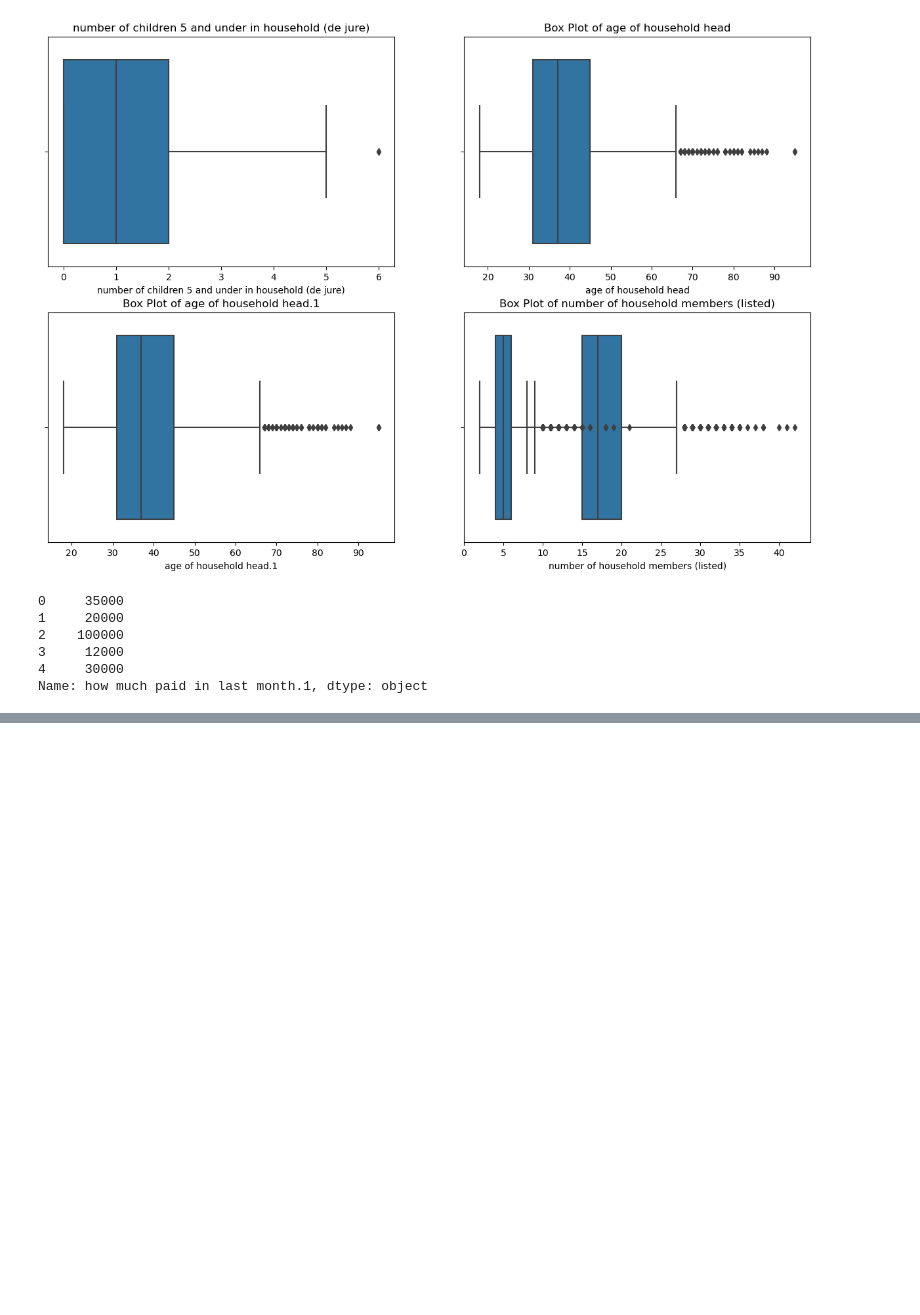
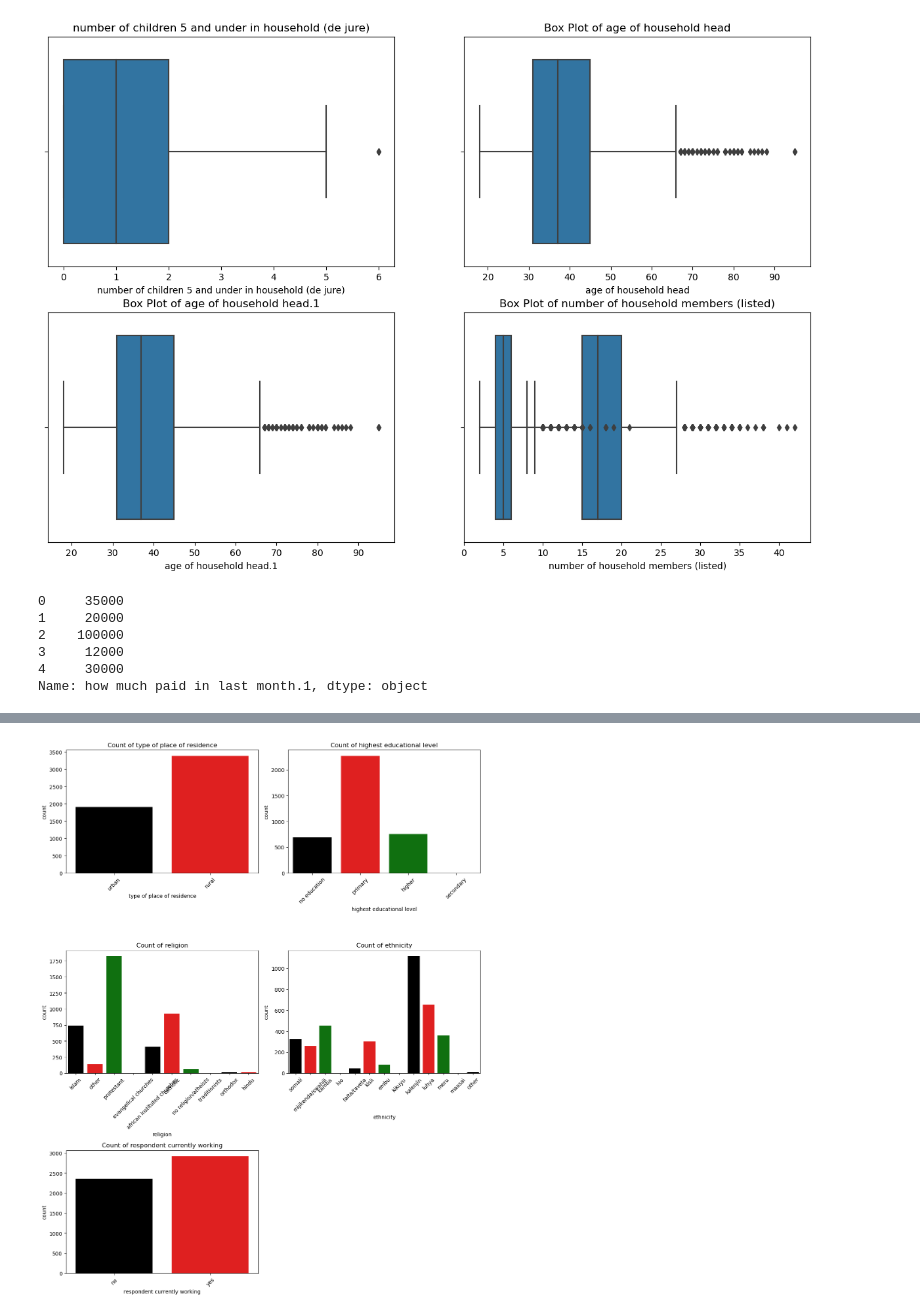
Before and after one commit to itsyourgirlnicky/Prediciting-Contributions-of-Informal-Workers-to-the-SHIF, a Jupyter notebook: Capstone_Project.ipynb, the cells around one changed output, grey strips where cells are left out. Saved outputs shown, nothing was run; the diff lists cells and outputs as text; code cells hidden in the pictures; blank space fills up the shorter version.

```diff
--- a/Capstone_Project.ipynb
+++ b/Capstone_Project.ipynb
@@ -277,0 +294,18 @@ Name: how much paid in last month.1, dtype: object
+# %%
+# Define custom color palette based on Kenya flag colors
+kenya_colors = ['#000000', '#FF0000', '#008000', '#FFFFFF']
+
+plt.figure(figsize=(12, 15))
+categorical_cols = ['type of place of residence', 'highest educational level',
+                    'religion', 'ethnicity', 'respondent currently working']
+
+for i, col in enumerate(categorical_cols, 1):
+    plt.subplot(3, 2, i)
+    sns.countplot(x=col, data=df, palette=kenya_colors)
+    plt.xticks(rotation=45)
+    plt.title(f'Count of {col}')
+
+plt.tight_layout()
+plt.show()
+# %% [output]
+[figure, added]
```
Also changed, not shown: parts of 6 cells of this notebook.
